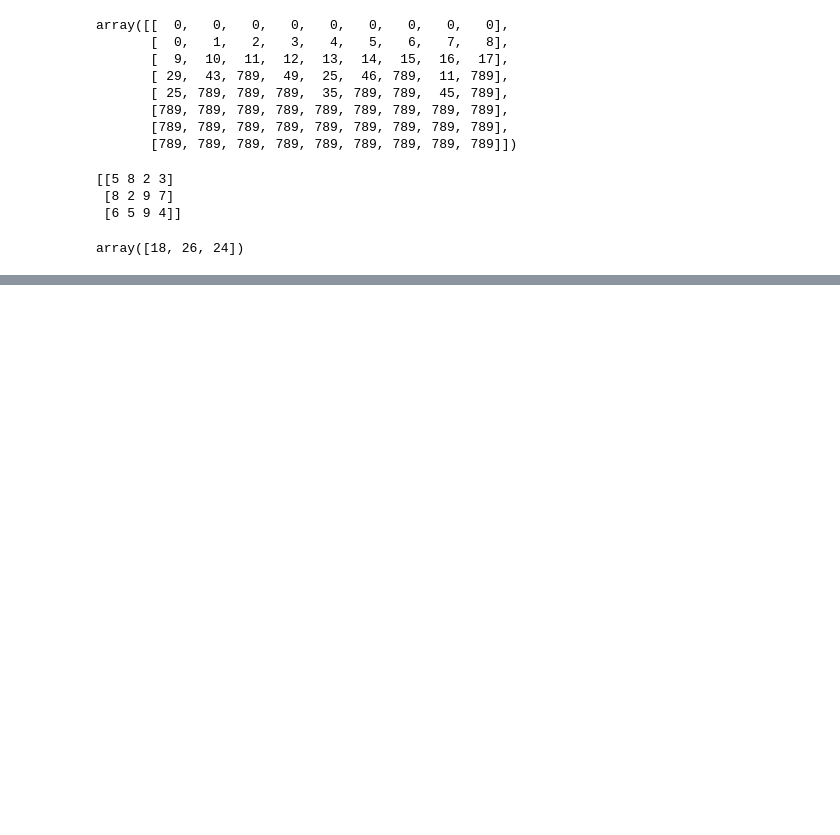
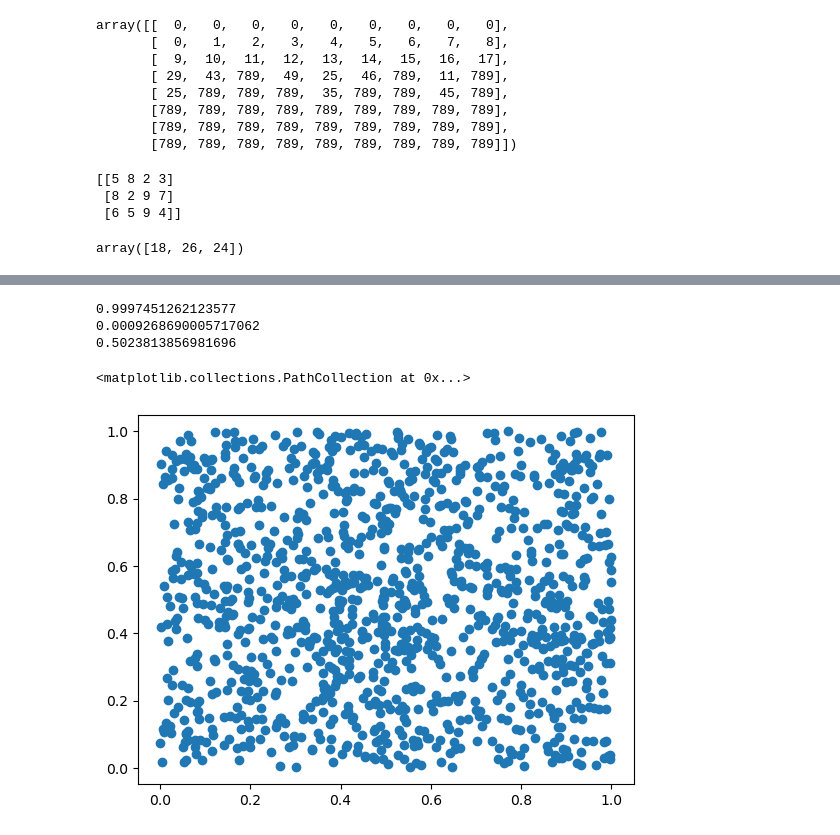
Before and after one commit to ashwinsrivaths/mtech_sem1, a Jupyter notebook: PythonDataScience/03NumPy.ipynb, the cells around one changed output, grey strips where cells are left out. Drawn from its saved outputs; the diff is of its cells as text; code cells hidden in the pictures; blank space fills up the shorter version.

```diff
--- a/PythonDataScience/03NumPy.ipynb
+++ b/PythonDataScience/03NumPy.ipynb
@@ -191,0 +369,14 @@ array([18, 26, 24])
+# %%
+nr = np.random.rand(30,40)
+
+print(nr.max())
+print(nr.min())
+print(nr.mean())
+
+plt.scatter(nr,nr.T)
+# %% [output]
+0.9997451262123577
+0.0009268690005717062
+0.5023813856981696
+<matplotlib.collections.PathCollection at 0x...>
+[figure, added]
```
Also changed, not shown: parts of 12 cells of this notebook, 7 other files.
